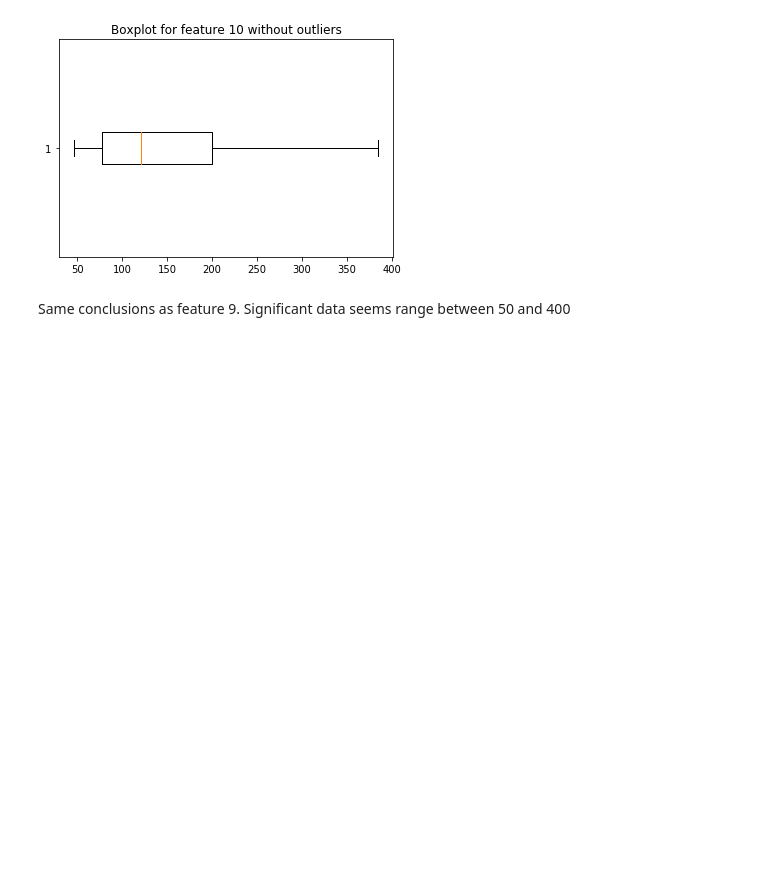
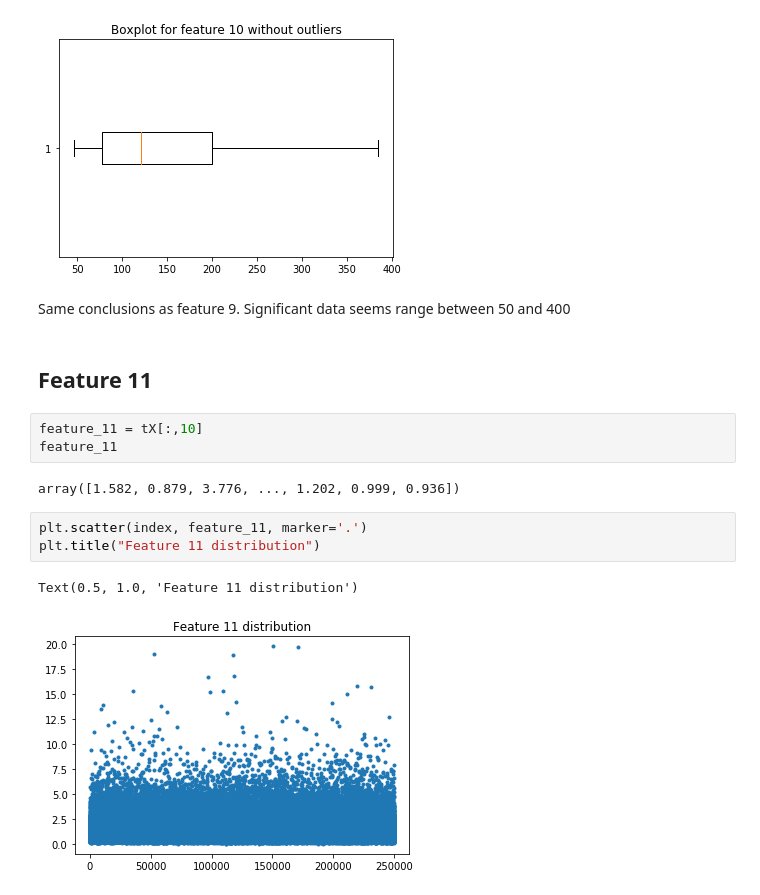
Before and after one commit to metzj/The_Little_Turings, a Jupyter notebook: Exploratory Data Analysis.ipynb, the cells around one changed output. Saved outputs shown, nothing was run; the diff lists cells and outputs as text; blank space fills up the shorter version.

```diff
--- a/Exploratory Data Analysis.ipynb
+++ b/Exploratory Data Analysis.ipynb
@@ -438,3 +463,16 @@ Text(0.5, 1.0, 'Boxplot for feature 10 without outliers')
 [figure]
 # %% [markdown]
 Same conclusions as feature 9. Significant data seems range between 50 and 400
+# %% [markdown]
+## Feature 11
+# %%
+feature_11 = tX[:,10]
+feature_11
+# %% [output]
+array([1.582, 0.879, 3.776, ..., 1.202, 0.999, 0.936])
+# %%
+plt.scatter(index, feature_11, marker='.')
+plt.title("Feature 11 distribution")
+# %% [output]
+Text(0.5, 1.0, 'Feature 11 distribution')
+[figure, added]
```
Also changed, not shown: parts of 149 cells of this notebook.
